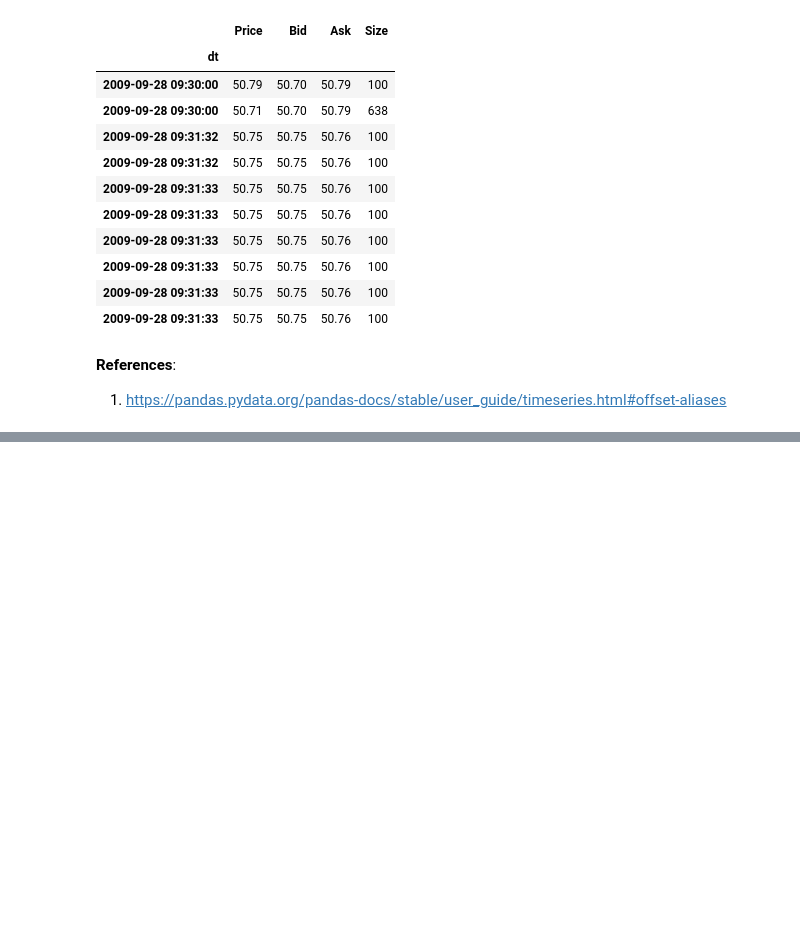
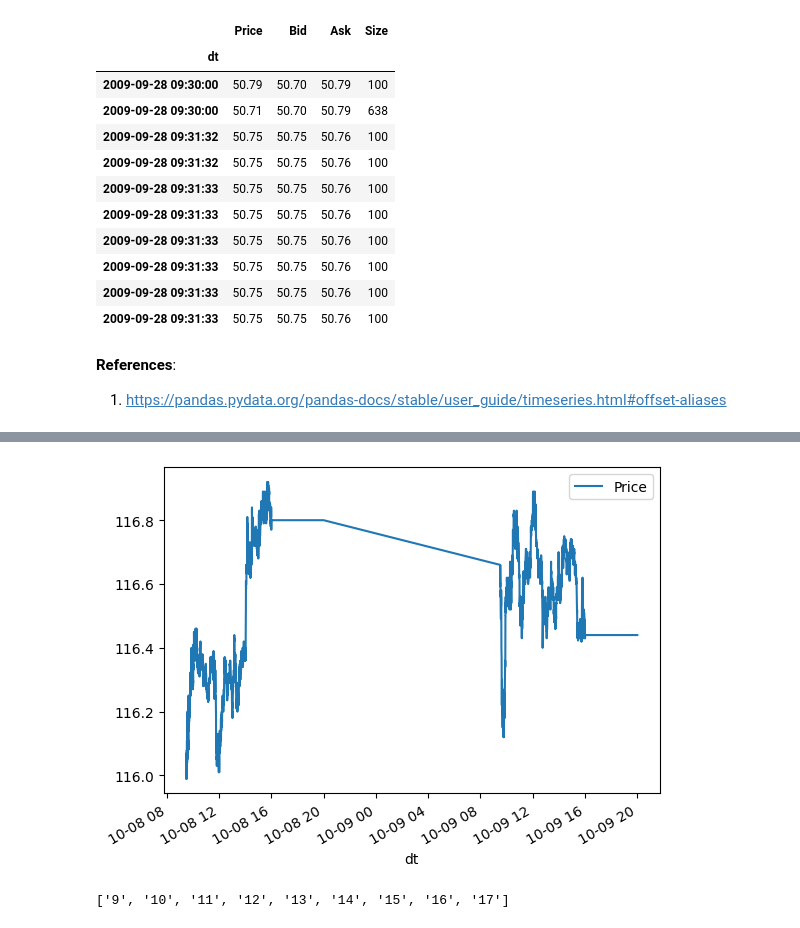
Before and after one commit to lcsrodriguez/HFT-IntradayVol-Estimation, a Jupyter notebook: main.ipynb, the cells around one changed output, grey strips where cells are left out. Drawn from its saved outputs; the diff is of its cells as text; code cells hidden in the pictures; blank space fills up the shorter version.

```diff
--- a/main.ipynb
+++ b/main.ipynb
@@ -106,0 +121,11 @@ _ = msno.bar(df.resample("30S").mean(), color="red")
+# %%
+df.dropna(inplace=True)
+# %%
+_ = df["2018-10-08 00:00:00" : "2018-10-09 23:59:59"].plot()
+# %% [output]
+[figure, added]
+# %%
+HOURS_INDEX = [str(k) for k in list(range(9, 18))]
+HOURS_INDEX
+# %% [output]
+['9', '10', '11', '12', '13', '14', '15', '16', '17']
```
Also changed, not shown: parts of 12 cells of this notebook.
